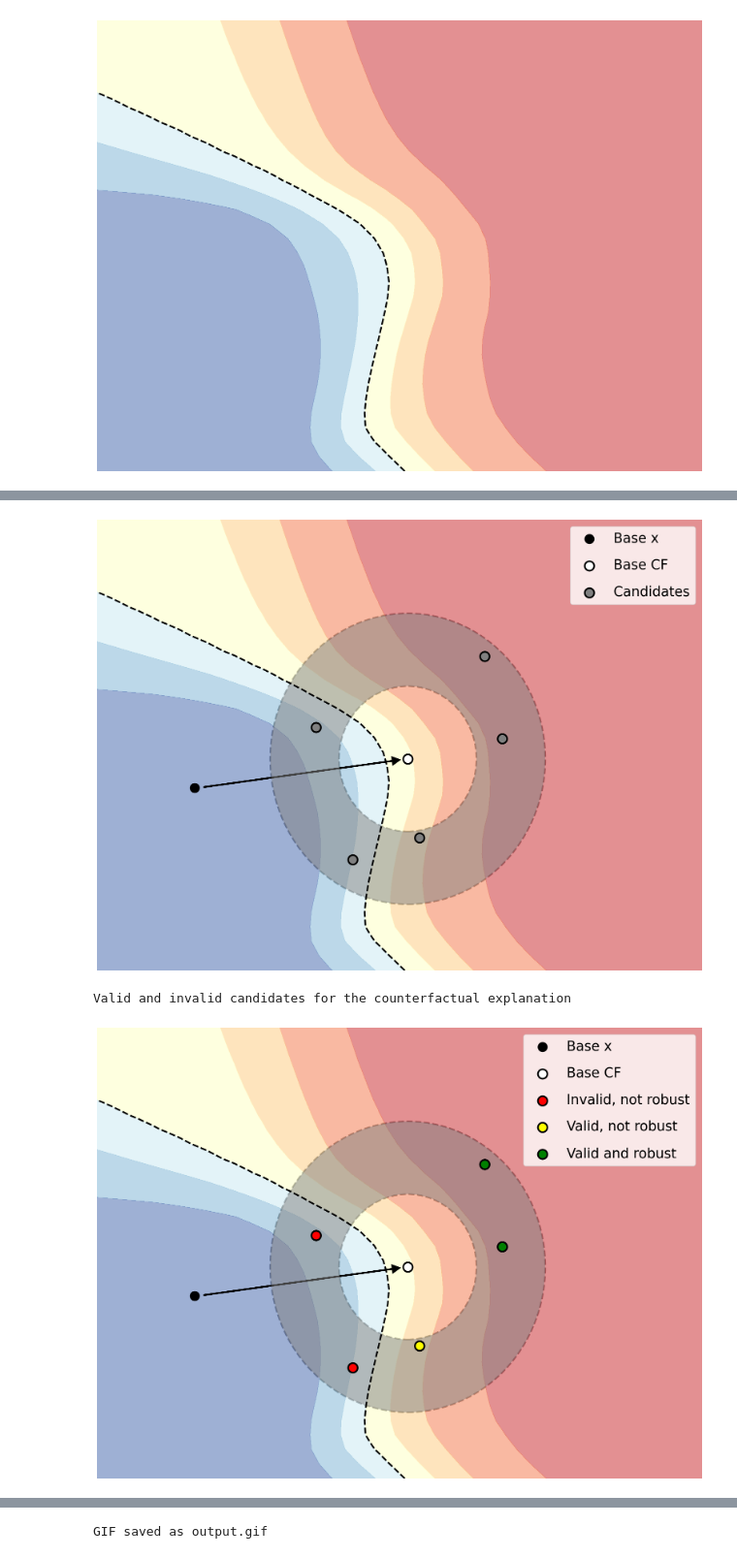
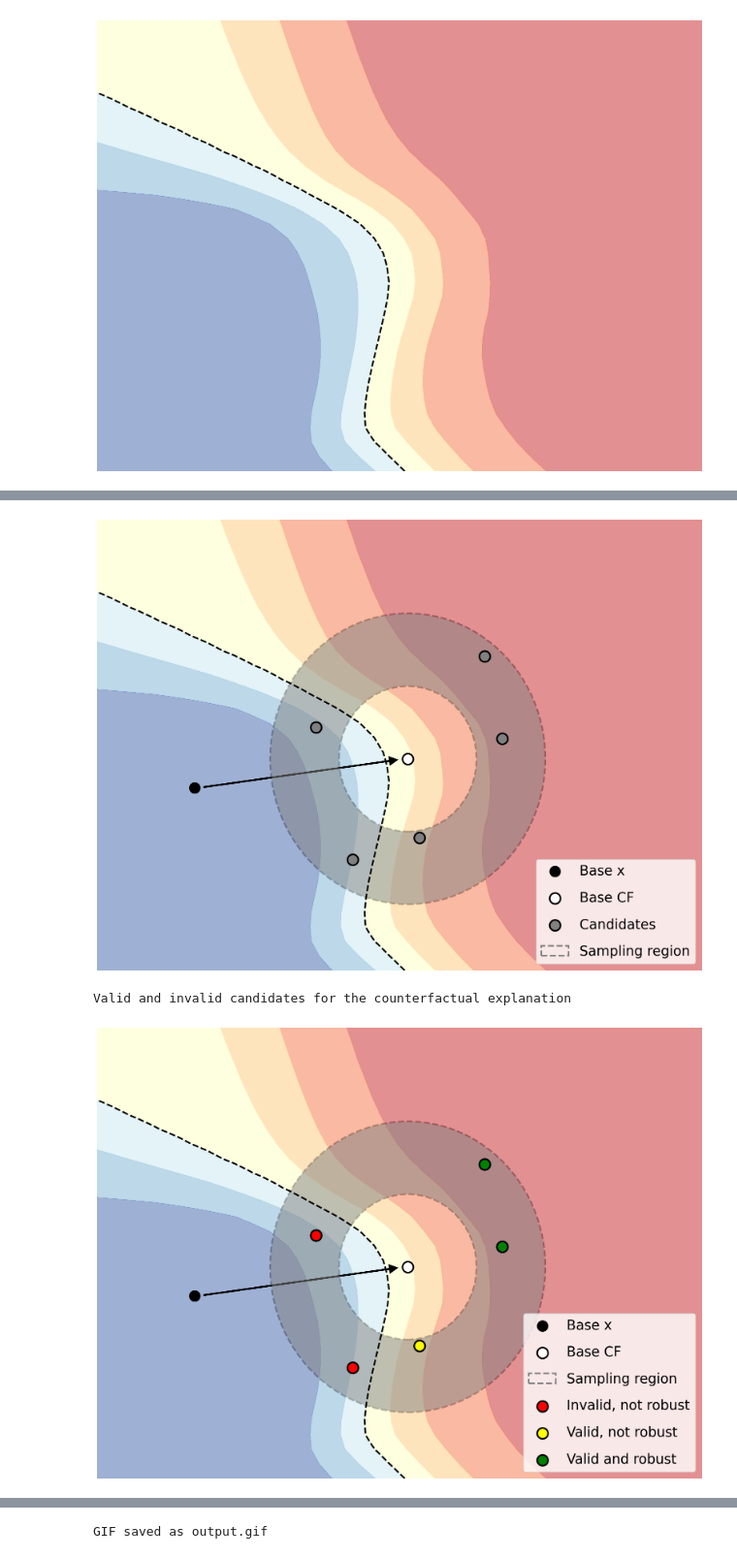
Before and after one commit to istepka/betarce, a Jupyter notebook: src/visualizations_for_the_paper/toy_example.ipynb, the cells around one changed output, grey strips where cells are left out. Shown at 97% size. Drawn from its saved outputs; the diff is of its cells as text; code cells hidden in the pictures.

```diff
--- a/src/visualizations_for_the_paper/toy_example.ipynb
+++ b/src/visualizations_for_the_paper/toy_example.ipynb
@@ -77,7 +77,7 @@ def figure1():
 
     # Add the base x
     plt.scatter(
-        base_x[0], base_x[1], label="Base x", color="black", marker="o", s=300, alpha=1
+        base_x[0], base_x[1], label="Base x", color="black", marker="o", s=400, alpha=1
     )
 
     # Add the base cf
@@ -87,7 +87,7 @@ def figure1():
         label="Base CF",
         color="white",
         marker="o",
-        s=300,
+        s=400,
         alpha=1,
         edgecolors="black",
         linewidth=3,
@@ -97,7 +97,7 @@ def figure1():
     plt.arrow(
         base_x[0] + 0.07,
         base_x[1] + 0.006,
-        base_cf[0] - base_x[0] - 0.18,
+        base_cf[0] - base_x[0] - 0.2,
         base_cf[1] - base_x[1] - 0.02,
         head_width=0.05,
         head_length=0.05,
@@ -268,7 +268,7 @@ def figure2():
         y,
         color="gray",
         marker="o",
-        s=300,
+        s=400,
         alpha=1,
         edgecolors="black",
         linewidth=3,
@@ -346,6 +348,7 @@ def figure4():
         fill=False,
         linestyle="--",
         linewidth=3,
+        label="Sampling region",
     )
 
     circle_small = plt.Circle(
@@ -379,7 +382,7 @@ def figure4():
         y,
         color="gray",
         marker="o",
-        s=300,
+        s=400,
         alpha=1,
         edgecolors="black",
         linewidth=3,
@@ -397,10 +400,11 @@ def figure4():
 
 
 figure4()
-plt.legend(fontsize=25, labelspacing=1, loc="upper right")
+plt.legend(fontsize=25, labelspacing=1, loc="lower right")
 plt.savefig("images/paper/figure4.png", dpi=300, bbox_inches="tight")
+plt.savefig("images/paper/figure4.pdf", dpi=300, bbox_inches="tight")
 # %% [output]
-[figure, old version]
+[figure, new version]
 # %%
 def figure5():
     fig, ax, samples = figure4()
@@ -416,7 +420,7 @@ def figure5():
         samples[:, 1][mask == 1],
         color="red",
         marker="o",
-        s=300,
+        s=400,
         alpha=1,
         edgecolors="black",
         linewidth=3,
@@ -431,7 +435,7 @@ def figure5():
         samples[:, 1][mask2 == 1],
         color="yellow",
         marker="o",
-        s=300,
+        s=400,
         alpha=1,
         edgecolors="black",
         linewidth=3,
@@ -441,37 +445,38 @@ def figure5():
     plt.scatter(
         samples[:, 0][(mask == 0) & (mask2 == 0)],
         samples[:, 1][(mask == 0) & (mask2 == 0)],
         color="green",
         marker="o",
-        s=300,
+        s=400,
         alpha=1,
         edgecolors="black",
         linewidth=3,
         label="Valid and robust",
     )
 
     robust_samples = samples[(mask == 0) & (mask2 == 0)]
     return fig, ax, robust_samples
 
 
 fig, ax, robust_samples = figure5()
 # skip the third elemnt from legend
 handles, labels = ax.get_legend_handles_labels()
 plt.legend(
     handles[:2] + handles[3:],
     labels[:2] + labels[3:],
     fontsize=25,
     labelspacing=1,
-    loc="upper right",
+    loc="lower right",
 )
 
-# plt.legend(fontsize=25, labelspacing=1, loc="upper right")
+# plt.legend(fontsize=25, labelspacing=1, loc="lower right")
 caption = """Valid and invalid candidates for the counterfactual explanation"""
 print(caption)
 plt.savefig("images/paper/figure5.png", dpi=300, bbox_inches="tight")
+plt.savefig("images/paper/figure5.pdf", dpi=300, bbox_inches="tight")
 # %% [output]
 Valid and invalid candidates for the counterfactual explanation
-[figure, old version]
+[figure, new version]
 # %%
 fig, ax = figure1()
 
```
Also changed, not shown: parts of 9 cells of this notebook.
